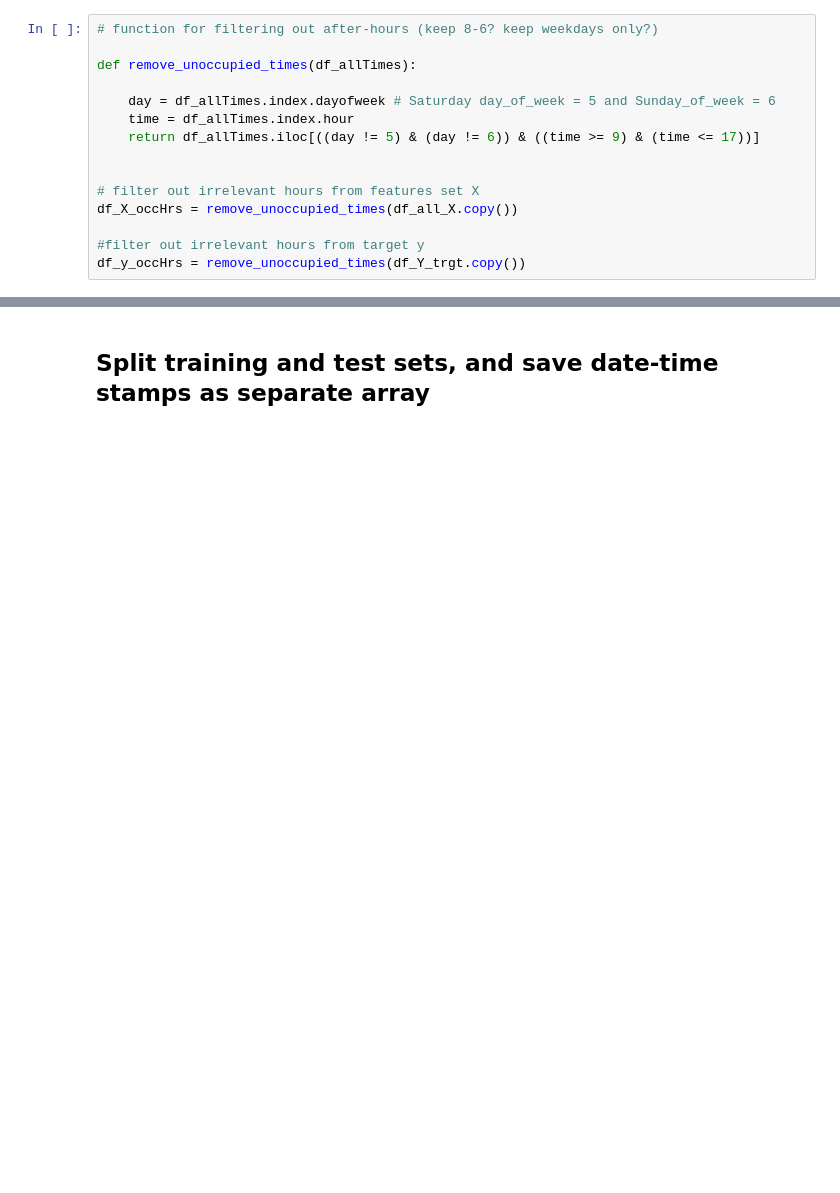
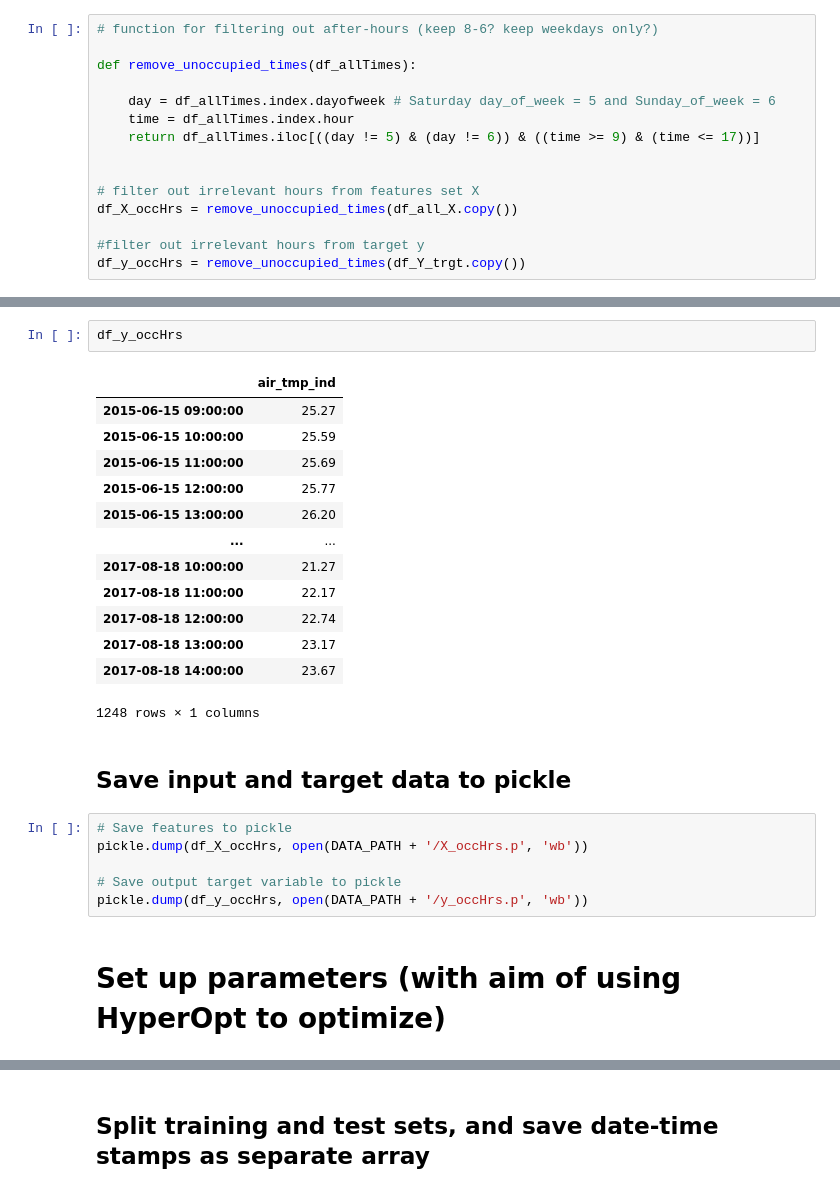
Before and after one commit to DonnaVakalis/forecasting-MRT-gap, a Jupyter notebook: model/XGBoost2__AirTemp_target.ipynb, the cells around one changed output, grey strips where cells are left out. Saved outputs shown, nothing was run; the diff lists cells and outputs as text; blank space fills up the shorter version.

```diff
--- a/model/XGBoost2__AirTemp_target.ipynb
+++ b/model/XGBoost2__AirTemp_target.ipynb
@@ -294,0 +304,26 @@ df_y_occHrs = remove_unoccupied_times(df_Y_trgt.copy())
+# %%
+df_y_occHrs
+# %% [output]
+|  | air_tmp_ind |
+| 2015-06-15 09:00:00 | 25.27 |
+| 2015-06-15 10:00:00 | 25.59 |
+| 2015-06-15 11:00:00 | 25.69 |
+| 2015-06-15 12:00:00 | 25.77 |
+| 2015-06-15 13:00:00 | 26.20 |
+| ... | ... |
+| 2017-08-18 10:00:00 | 21.27 |
+| 2017-08-18 11:00:00 | 22.17 |
+| 2017-08-18 12:00:00 | 22.74 |
+| 2017-08-18 13:00:00 | 23.17 |
+| 2017-08-18 14:00:00 | 23.67 |
+1248 rows × 1 columns
+# %% [markdown]
+## Save input and target data to pickle
+# %%
+# Save features to pickle
+pickle.dump(df_X_occHrs, open(DATA_PATH + '/X_occHrs.p', 'wb'))
+
+# Save output target variable to pickle
+pickle.dump(df_y_occHrs, open(DATA_PATH + '/y_occHrs.p', 'wb'))
+# %% [markdown]
+# Set up parameters (with aim of using HyperOpt to optimize)
```
Also changed, not shown: parts of 34 cells of this notebook.
